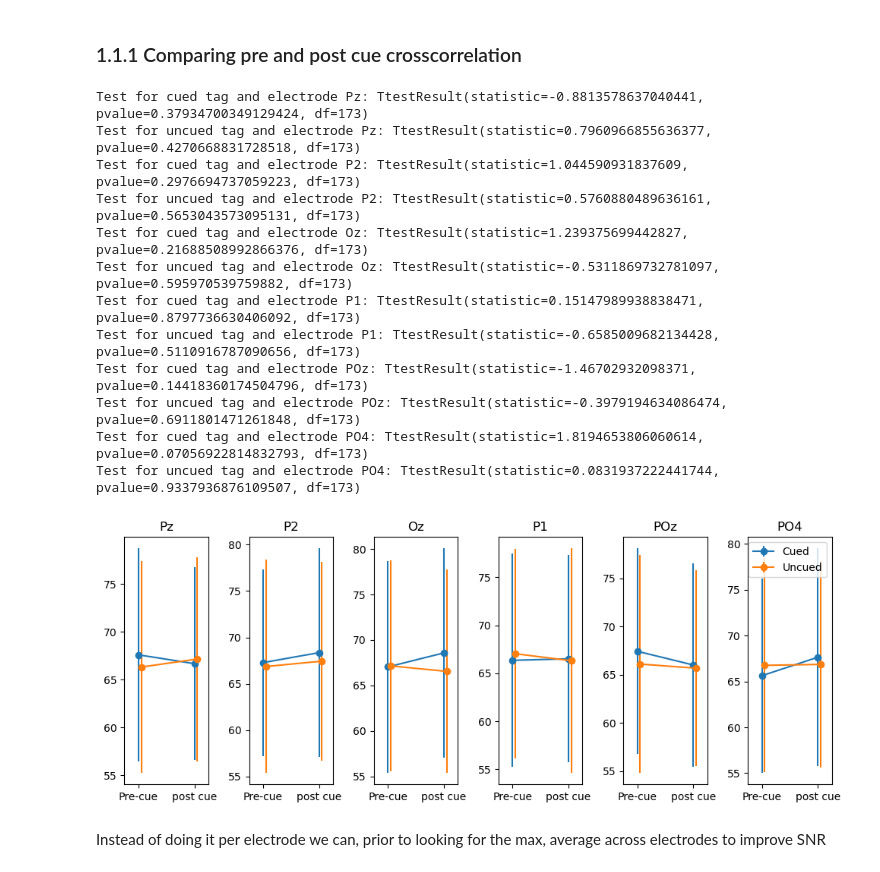
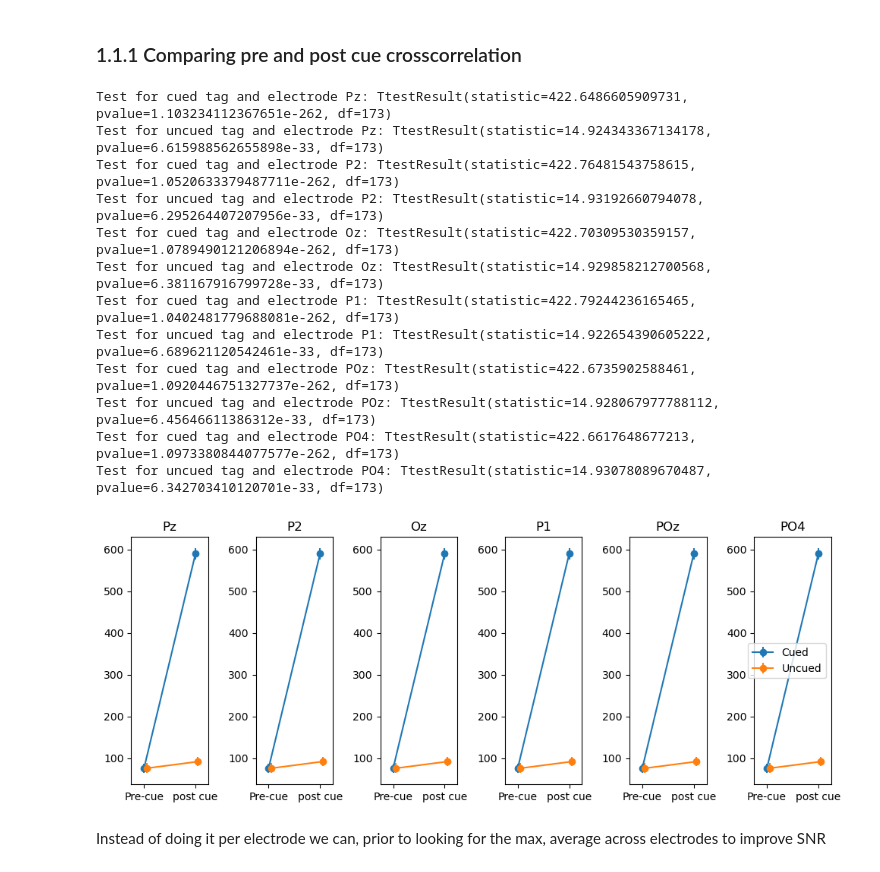
Before and after one commit to LpZamora/RIFT_thesis_expe1, a Jupyter notebook: 3bis_inject_noise_analysis_A0.ipynb, the cells around one changed output. Saved outputs shown, nothing was run; the diff lists cells and outputs as text; code cells hidden in the pictures.

```diff
--- a/3bis_inject_noise_analysis_A0.ipynb
+++ b/3bis_inject_noise_analysis_A0.ipynb
@@ -5,8 +5,7 @@ trial_info_file = '/data/A0/converted/trialinfo_matrix_A0_cleanedtrials.mat'
 data_file = '/data/A0/Experimental/data.mat'
 epoch_file = '/epochs_from_matrix/epochs_0.fif'
 
-relevant_electrodes = ['O2','PO4','PO8','P8','P4','P6','P2','P1','P3','P5','P7','PO7','PO3','O1','Pz','POz','Oz','Iz']
-electrodes_kabir = ['POz', 'PO3', 'PO4', 'Pz', 'P1', 'P3', 'Oz', 'O1', 'O2']
+best_electrodes = ['Pz', 'P2', 'Oz', 'P1', 'POz', 'PO4']
 
 # Dic to index trial_info matrix
 info_colnames = {'0':0 ,'1':1 ,'RT':2,'PTB_check_RT_error':3, 'answer':4,'stimuli_target_interval':5,\
@@ -682,7 +98,3 @@ plt.plot(noise_stims[14,31,0,:].T)
 original_shape = noise_stims.shape
 new_shape = (original_shape[0] * original_shape[1],) + original_shape[2:]
 noise_stims_tr = np.reshape(noise_stims, new_shape)
-noise_stims_tr = {'trial_number':np.arange(noise_stims_tr.shape[0]), 'data':noise_stims_tr}
-
-#check if the number of retained noises trials is the same as the number of good epochs
-sum(np.isin(noise_stims_tr['trial_number'], epochs.metadata['trial_number'])) == len(epochs.metadata['trial_number'])
@@ -693,5 +103,22 @@ noise_stims_tr['data'].shape
 # %% [output]
 (480, 2, 4800)
+# %%
+# Inject to each EEG epoch its matching cued tag
+buffer_arr = epochs_noistag.get_data()
+# z-score EEG by electrode and trial
+buffer_arr = (buffer_arr - np.mean(buffer_arr, axis=2, keepdims=True))/np.std(buffer_arr, axis=2, keepdims=True)
+for idx, trial in enumerate(epochs_noistag.metadata['trial_number']) :
+    # Retrieve which tag was cued
+    cued_side = int(epochs_noistag.metadata[epochs_noistag.metadata.trial_number == trial]['cued_side'])
+    # Select the tag that was projected during the trial
+    injected_tag = noise_stims_tr[trial, cued_side, :int(np.abs(epochs_noistag.tmax)*480+1)]
+    # z-score tag
+    injected_tag = (injected_tag - np.mean(injected_tag))/np.std(injected_tag)
+    # Relative magnitude of the tag in the EEG
+    injected_tag *= 100
+    # Add the tag to the EEG
+    buffer_arr[idx,:,int(np.abs(epochs_noistag.tmin)*480):] += injected_tag
+epochs_noistag._data = buffer_arr
 # %%
 # Get cross-correlation
 def cross_cor_nois(epochs_fun, noise, display_side_cued_tag, sampling_freq, electrodes=None,
@@ -726,7 +153,10 @@ def cross_cor_nois(epochs_fun, noise, display_side_cued_tag, sampling_freq, elec
 
 
     # bandpass (60-80Hz) EEG data + crop from tmin to tmax
-    eeg.filter(l_freq=60, h_freq = 80, verbose=False).crop(tmin_eeg, tmax_eeg)
+    # Commented as badnaoss filter reduces the crosscorrelation as assesed by injecting noise
+    # eeg.filter(l_freq=60, h_freq = 80, verbose=False).crop(tmin_eeg, tmax_eeg)
+    # crop EEG data from tmin to tmax
+    eeg.crop(tmin_eeg, tmax_eeg)
 
     selection = eeg[f'cued_side == {display_side_cued_tag}'].selection
     eeg_arr = eeg[f'cued_side == {display_side_cued_tag}'].get_data(copy=False)
@@ -735,9 +165,9 @@ def cross_cor_nois(epochs_fun, noise, display_side_cued_tag, sampling_freq, elec
     tmin_noise = int(tmin_noise * sampling_freq)
     tmax_noise = int(tmax_noise * sampling_freq)
 
-
     # Select the tags on the same trials as the EEG and only the part of between tmin_noise and tmax_noise
-    noise_tags = noise_tags['data'][np.isin(noise_tags['trial_number'], selection),:,tmin_noise:tmax_noise+1]
+    # noise_tags = noise_tags['data'][np.isin(noise_tags['trial_number'], selection),:,tmin_noise:tmax_noise+1]
+    noise_tags = noise_tags[eeg.metadata['trial_number'][selection].values,:,tmin_noise:tmax_noise+1]
 
     # Loop over trials and electrodes to fill correlation matrices
     # Cross correlation is done in valid mode so the resulting shape in samples/times is len(eeg) - len(noise) + 1
@@ -799,40 +243,40 @@ Text(0, 0.5, 'Cor EEG/tag')
 # %%
 cor_with_cued = np.concatenate([cor_with_cued_for_cuedR,cor_with_cued_for_cuedL])
 cor_with_uncued = np.concatenate([cor_with_uncued_for_cuedR,cor_with_uncued_for_cuedL])
 
 fig, ax = plt.subplots(1,6, figsize=(10,4), sharex=True)
 for i, elec in enumerate(best_electrodes):
-    max_precue_cued = cor_with_cued[:,i,:cor_with_cued.shape[-1]//2+1].max(axis=-1)
-    max_postcue_cued = cor_with_cued[:,i,cor_with_cued.shape[-1]//2:].max(axis=-1)
+    max_precue_cued = cor_with_cued[:,i,:cor_with_cued.shape[-1]//2].max(axis=-1)
+    max_postcue_cued = cor_with_cued[:,i,cor_with_cued.shape[-1]//2-1:].max(axis=-1)
     ax[i].errorbar(x=[0,1], y=[np.mean(max_precue_cued), np.mean(max_postcue_cued)],
                     yerr=[np.std(max_precue_cued), np.std(max_postcue_cued)], fmt='o-', label='Cued')
     print(f'Test for cued tag and electrode {elec}: {scipy.stats.ttest_rel(max_postcue_cued, max_precue_cued)}')
-    max_precue_uncued = cor_with_uncued[:,i,:cor_with_uncued.shape[-1]//2+1].max(axis=-1)
-    max_postcue_uncued = cor_with_uncued[:,i,cor_with_uncued.shape[-1]//2:].max(axis=-1)
+    max_precue_uncued = cor_with_uncued[:,i,:cor_with_uncued.shape[-1]//2].max(axis=-1)
+    max_postcue_uncued = cor_with_uncued[:,i,cor_with_uncued.shape[-1]//2-1:].max(axis=-1)
 
     ax[i].errorbar([0.05,1.05], [np.mean(max_precue_uncued), np.mean(max_postcue_uncued)],
                     [np.std(max_precue_uncued), np.std(max_postcue_uncued)], fmt='o-', label='Uncued')
     print(f'Test for uncued tag and electrode {elec}: {scipy.stats.ttest_rel(max_postcue_uncued,max_precue_uncued)}')
 
     ax[i].set_xticks([0,1],['Pre-cue', 'post cue'])
     ax[i].set_title(elec)
 ax[-1].legend()
 plt.xlim(-.25, 1.25)
 plt.tight_layout()
 # %% [output]
-Test for cued tag and electrode Pz: TtestResult(statistic=-0.8813578637040441, pvalue=0.37934700349129424, df=173)
-Test for uncued tag and electrode Pz: TtestResult(statistic=0.7960966855636377, pvalue=0.4270668831728518, df=173)
-Test for cued tag and electrode P2: TtestResult(statistic=1.044590931837609, pvalue=0.2976694737059223, df=173)
-Test for uncued tag and electrode P2: TtestResult(statistic=0.5760880489636161, pvalue=0.5653043573095131, df=173)
-Test for cued tag and electrode Oz: TtestResult(statistic=1.239375699442827, pvalue=0.21688508992866376, df=173)
-Test for uncued tag and electrode Oz: TtestResult(statistic=-0.5311869732781097, pvalue=0.595970539759882, df=173)
-Test for cued tag and electrode P1: TtestResult(statistic=0.15147989938838471, pvalue=0.8797736630406092, df=173)
-Test for uncued tag and electrode P1: TtestResult(statistic=-0.6585009682134428, pvalue=0.5110916787090656, df=173)
-Test for cued tag and electrode POz: TtestResult(statistic=-1.46702932098371, pvalue=0.14418360174504796, df=173)
-Test for uncued tag and electrode POz: TtestResult(statistic=-0.3979194634086474, pvalue=0.6911801471261848, df=173)
-Test for cued tag and electrode PO4: TtestResult(statistic=1.8194653806060614, pvalue=0.07056922814832793, df=173)
-Test for uncued tag and electrode PO4: TtestResult(statistic=0.0831937222441744, pvalue=0.9337936876109507, df=173)
+Test for cued tag and electrode Pz: TtestResult(statistic=422.6486605909731, pvalue=1.103234112367651e-262, df=173)
+Test for uncued tag and electrode Pz: TtestResult(statistic=14.924343367134178, pvalue=6.615988562655898e-33, df=173)
+Test for cued tag and electrode P2: TtestResult(statistic=422.76481543758615, pvalue=1.0520633379487711e-262, df=173)
+Test for uncued tag and electrode P2: TtestResult(statistic=14.93192660794078, pvalue=6.295264407207956e-33, df=173)
+Test for cued tag and electrode Oz: TtestResult(statistic=422.70309530359157, pvalue=1.0789490121206894e-262, df=173)
+Test for uncued tag and electrode Oz: TtestResult(statistic=14.929858212700568, pvalue=6.381167916799728e-33, df=173)
+Test for cued tag and electrode P1: TtestResult(statistic=422.79244236165465, pvalue=1.0402481779688081e-262, df=173)
+Test for uncued tag and electrode P1: TtestResult(statistic=14.922654390605222, pvalue=6.689621120542461e-33, df=173)
+Test for cued tag and electrode POz: TtestResult(statistic=422.6735902588461, pvalue=1.0920446751327737e-262, df=173)
+Test for uncued tag and electrode POz: TtestResult(statistic=14.928067977788112, pvalue=6.45646611386312e-33, df=173)
+Test for cued tag and electrode PO4: TtestResult(statistic=422.6617648677213, pvalue=1.0973380844077577e-262, df=173)
+Test for uncued tag and electrode PO4: TtestResult(statistic=14.93078089670487, pvalue=6.342703410120701e-33, df=173)
-[figure, old version]
+[figure, new version]
 # %% [markdown]
 Instead of doing it per electrode we can, prior to looking for the max, average across electrodes to improve SNR
 # %%
```
Also changed, not shown: parts of 40 cells of this notebook, 5 other files.
